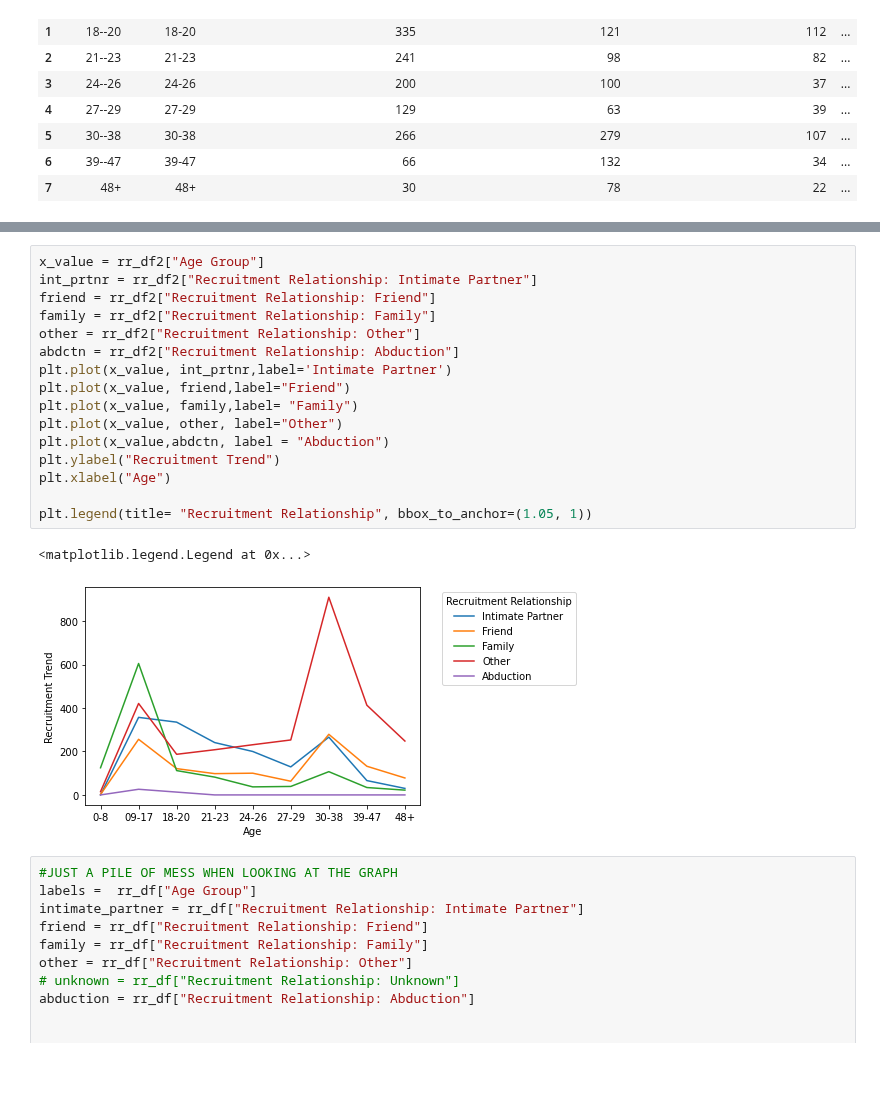
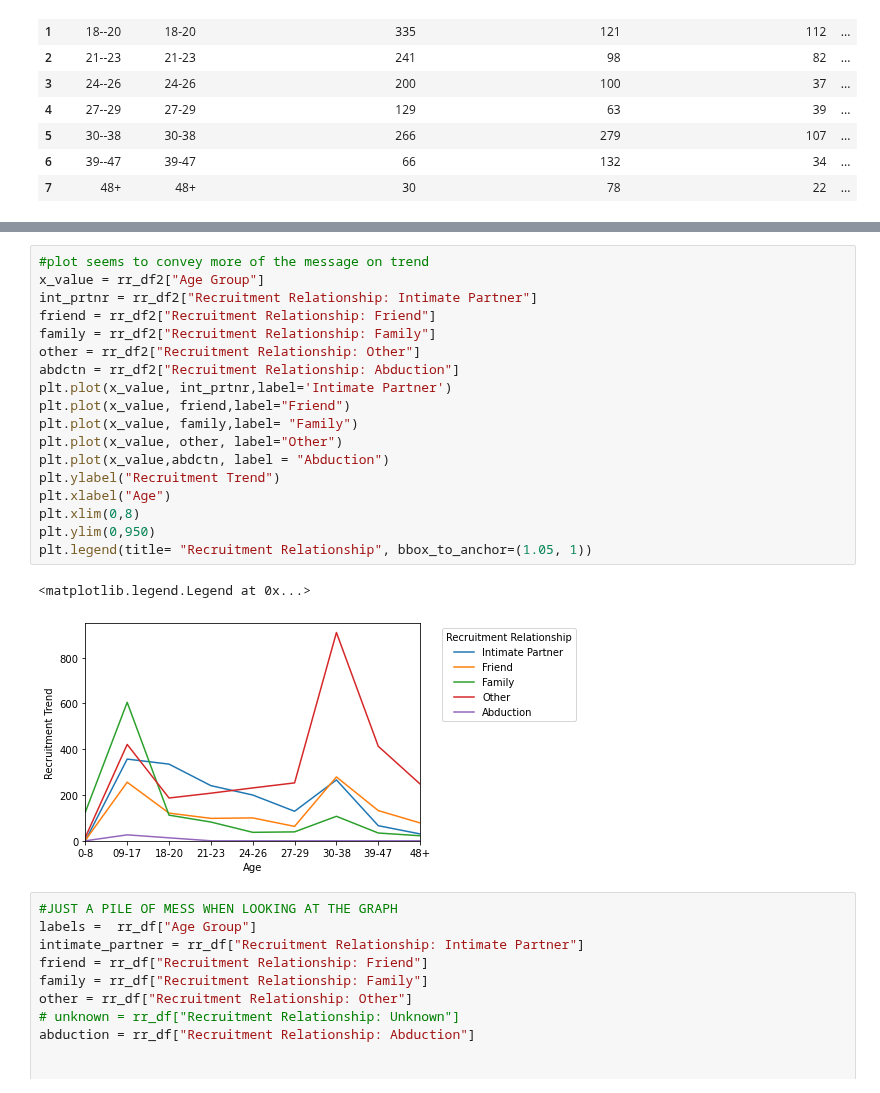
Before and after one commit to saronraut/Human-Trafficking-Awareness, a Jupyter notebook: saron_working_file/Saron-trafficking.ipynb, the cells around one changed output, grey strips where cells are left out. Saved outputs shown, nothing was run; the diff lists cells and outputs as text.

Commit message:
added a new graph

```diff
--- a/saron_working_file/Saron-trafficking.ipynb
+++ b/saron_working_file/Saron-trafficking.ipynb
@@ -255,24 +256,26 @@ plt.legend(title= "Recruitment Relationship", bbox_to_anchor=(1.05, 1))
 <matplotlib.legend.Legend at 0x...>
 [figure]
 # %%
+#plot seems to convey more of the message on trend
 x_value = rr_df2["Age Group"]
 int_prtnr = rr_df2["Recruitment Relationship: Intimate Partner"]
 friend = rr_df2["Recruitment Relationship: Friend"]
 family = rr_df2["Recruitment Relationship: Family"]
 other = rr_df2["Recruitment Relationship: Other"]
 abdctn = rr_df2["Recruitment Relationship: Abduction"]
 plt.plot(x_value, int_prtnr,label='Intimate Partner')
 plt.plot(x_value, friend,label="Friend")
 plt.plot(x_value, family,label= "Family")
 plt.plot(x_value, other, label="Other")
 plt.plot(x_value,abdctn, label = "Abduction")
 plt.ylabel("Recruitment Trend")
 plt.xlabel("Age")
-
+plt.xlim(0,8)
+plt.ylim(0,950)
 plt.legend(title= "Recruitment Relationship", bbox_to_anchor=(1.05, 1))
 # %% [output]
 <matplotlib.legend.Legend at 0x...>
-[figure, old version]
+[figure, new version]
 # %%
 #JUST A PILE OF MESS WHEN LOOKING AT THE GRAPH
 labels =  rr_df["Age Group"]
```
Also changed, not shown: parts of 5 cells of this notebook.
